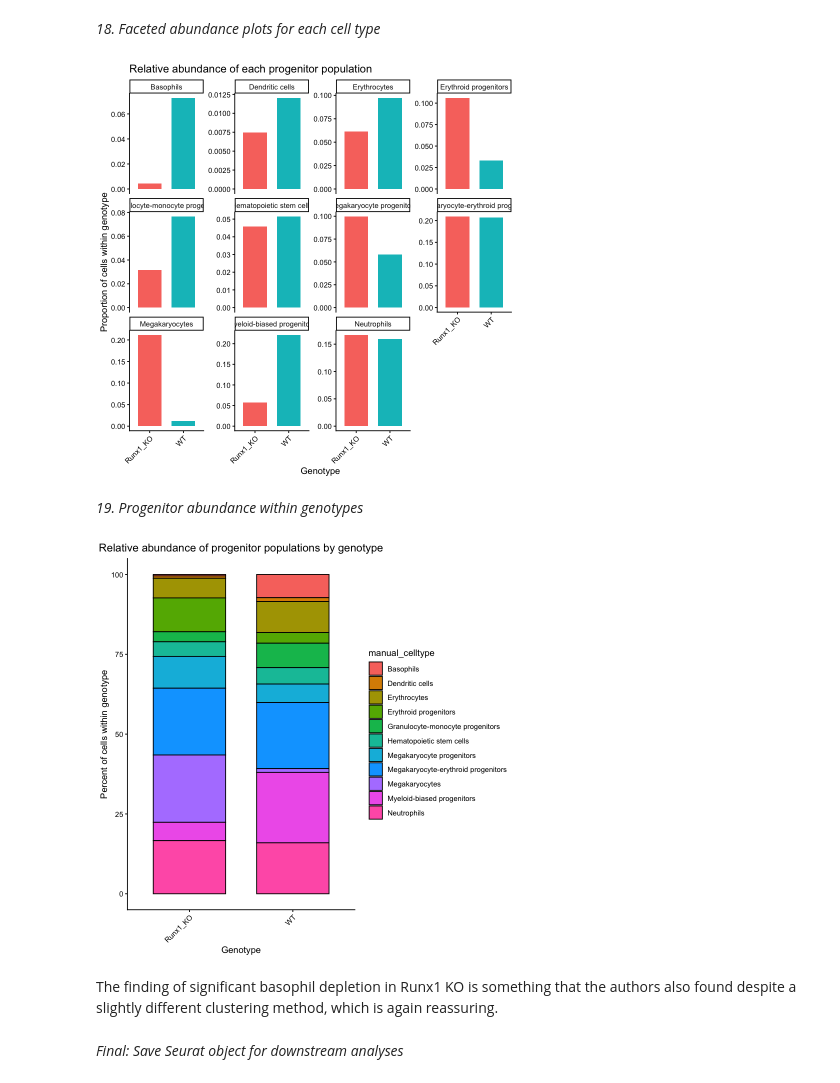
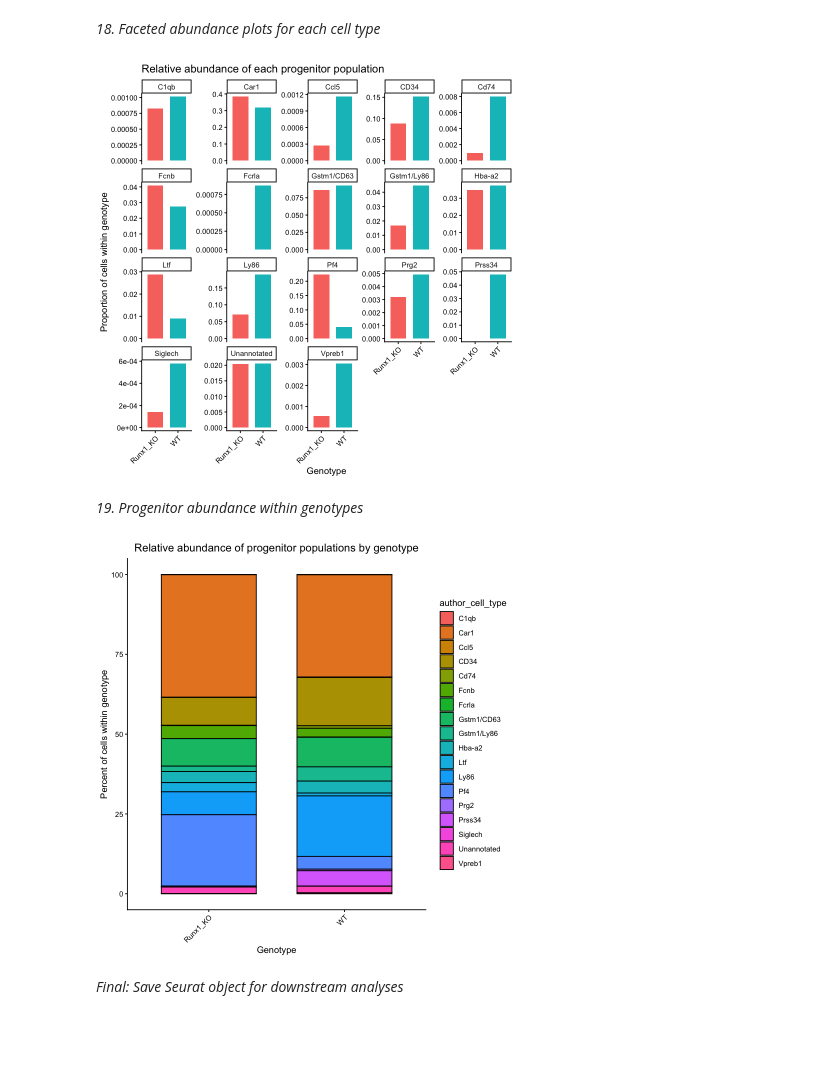
Before and after one commit to freed-vt/BST281-Final-Project, a Jupyter notebook: BST281_FP_module1_FR.ipynb, the cells around one changed output. Saved outputs shown, nothing was run; the diff lists cells and outputs as text; code cells hidden in the pictures; blank space fills up the shorter version.

```diff
--- a/BST281_FP_module1_FR.ipynb
+++ b/BST281_FP_module1_FR.ipynb
@@ -561,6 +556,0 @@ author_to_Giladi <- c(
-# %%
-# Create new annotation columns
-mapped_author_Giladi <- author_to_Giladi[as.character(runx1_scaled$author_cell_type)]
-
-# Remove names so Seurat assigns by cell order
-runx1_scaled$author_Giladi <- unname(mapped_author_Giladi)
@@ -601,22 +556,0 @@ A number of our Seurat-defined clusters here tend to have MK/MK-E overlap identi
-# %%
-# Manually define clusters based on composition
-cluster_compressed <- c(
-    "0" = "Neutrophils",
-    "1" = "Myeloid-biased progenitors",
-    "2" = "Megakaryocyte-erythroid progenitors",
-    "3" = "Megakaryocytes",
-    "4" = "Megakaryocyte progenitors",
-    "5" = "Erythrocytes",
-    "6" = "Megakaryocyte-erythroid progenitors",
-    "7" = "Erythroid progenitors",
-    "8" = "Granulocyte-monocyte progenitors",
-    "9" = "Hematopoietic stem cells",
-    "10" = "Basophils",
-    "11" = "Neutrophils",
-    "12" = "Dendritic cells"
-)
-
-runx1_scaled$manual_celltype <- unname(
-  cluster_compressed[as.character(runx1_scaled$seurat_clusters)]
-)
-table(runx1_scaled$seurat_clusters, runx1_scaled$manual_celltype)
@@ -691,7 +580,7 @@ geom_col(position = "fill") +
 # %%
 ggplot(abundances, aes(x = genotype, y = prop, fill = genotype)) +
   geom_col(width = 0.7) +
-  facet_wrap(~ manual_celltype, scales = "free_y") +
+  facet_wrap(~ author_cell_type, scales = "free_y") +
   ylab("Proportion of cells within genotype") +
   xlab("Genotype") +
   theme_classic() +
@@ -701,39 +590,37 @@ ggplot(abundances, aes(x = genotype, y = prop, fill = genotype)) +
   ) +
   ggtitle("Relative abundance of each progenitor population")
 # %% [output]
-[figure, old version]
+[figure, new version]
 # %% [markdown]
 *19. Progenitor abundance within genotypes*
 # %%
 # Calculate relative abundance of each compressed progenitor population within each genotype
-manual_abundance <- runx1_scaled@meta.data %>%
-  filter(!is.na(manual_celltype)) %>%
-  count(genotype, manual_celltype, name = "n_cells") %>%
+relative_abundance <- runx1_scaled@meta.data %>%
+  filter(!is.na(author_cell_type)) %>%
+  count(genotype, author_cell_type, name = "n_cells") %>%
   group_by(genotype) %>%
   mutate(
     total_cells = sum(n_cells),
     prop = n_cells / total_cells,
     percent = prop * 100
   ) %>%
   ungroup()
 
 ggplot(
-  manual_abundance,
-  aes(x = genotype, y = percent, fill = manual_celltype)
+  relative_abundance,
+  aes(x = genotype, y = percent, fill = author_cell_type)
 ) +
   geom_col(color = "black", width = 0.7) +
   theme_classic() +
   xlab("Genotype") +
   ylab("Percent of cells within genotype") +
   ggtitle("Relative abundance of progenitor populations by genotype") +
   theme(
     axis.text.x = element_text(angle = 45, hjust = 1),
     plot.title = element_text(hjust = 0.5)
   )
 # %% [output]
-[figure, old version]
+[figure, new version]
-# %% [markdown]
-The finding of significant basophil depletion in Runx1 KO is something that the authors also found despite a slightly different clustering method, which is again reassuring.
 # %% [markdown]
 *Final: Save Seurat object for downstream analyses*
 # %%
```
Also changed, not shown: parts of 24 cells of this notebook.
